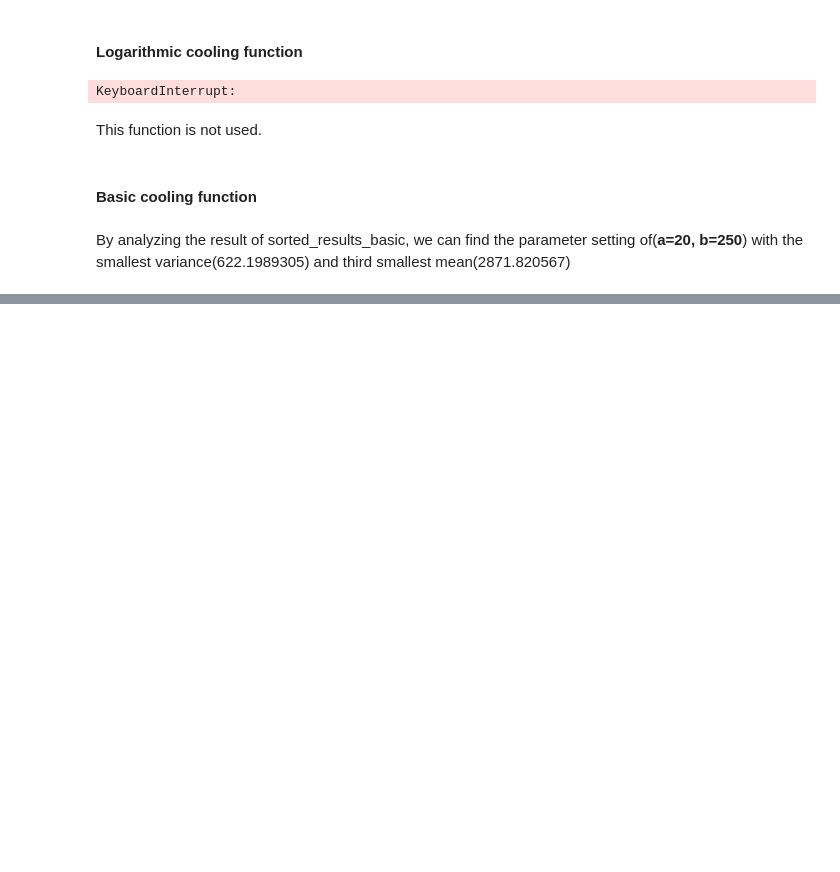
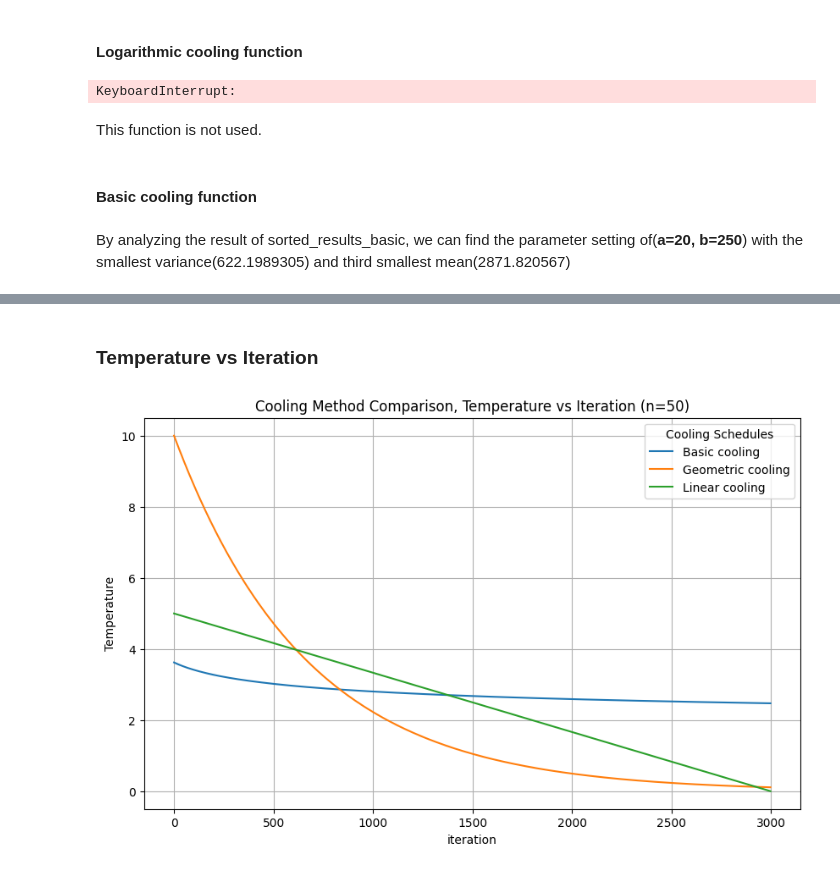
Before and after one commit to Ly-MX15/Stochasticsimulation_AS3, a Jupyter notebook: Assignment 3.ipynb, the cells around one changed output, grey strips where cells are left out. Saved outputs shown, nothing was run; the diff lists cells and outputs as text; code cells hidden in the pictures; blank space fills up the shorter version.

```diff
--- a/Assignment 3.ipynb
+++ b/Assignment 3.ipynb
@@ -657,0 +789,23 @@ plt.show()
+# %% [markdown]
+### Temperature vs Iteration
+# %%
+# Graph to plot the temperature against the iteration
+# Since non-stochastic, can just look at first run of each cooling method
+plt.figure(figsize=(10, 6))
+
+# Iterate over the result DataFrame
+for index, row in df.groupby('cooling_method_name')['temper_iter'].first().reset_index().iterrows():
+    cooling_method_name = row['cooling_method_name']
+    first_temper_iter = row['temper_iter']
+    # print(f"Cooling Method: {cooling_method_name}, First Temper Iter: {first_temper_iter}")
+    iters = list(range(len(first_temper_iter)))
+    plt.plot(iters, first_temper_iter, label=cooling_method_name)
+
+plt.title(f'Cooling Method Comparison, Temperature vs Iteration (n={n})')
+plt.xlabel('iteration')
+plt.ylabel('Temperature')
+plt.legend(title='Cooling Schedules')
+plt.grid(True)
+plt.show()
+# %% [output]
+[figure, added]
```
Also changed, not shown: parts of 9 cells of this notebook, 1 other file.
